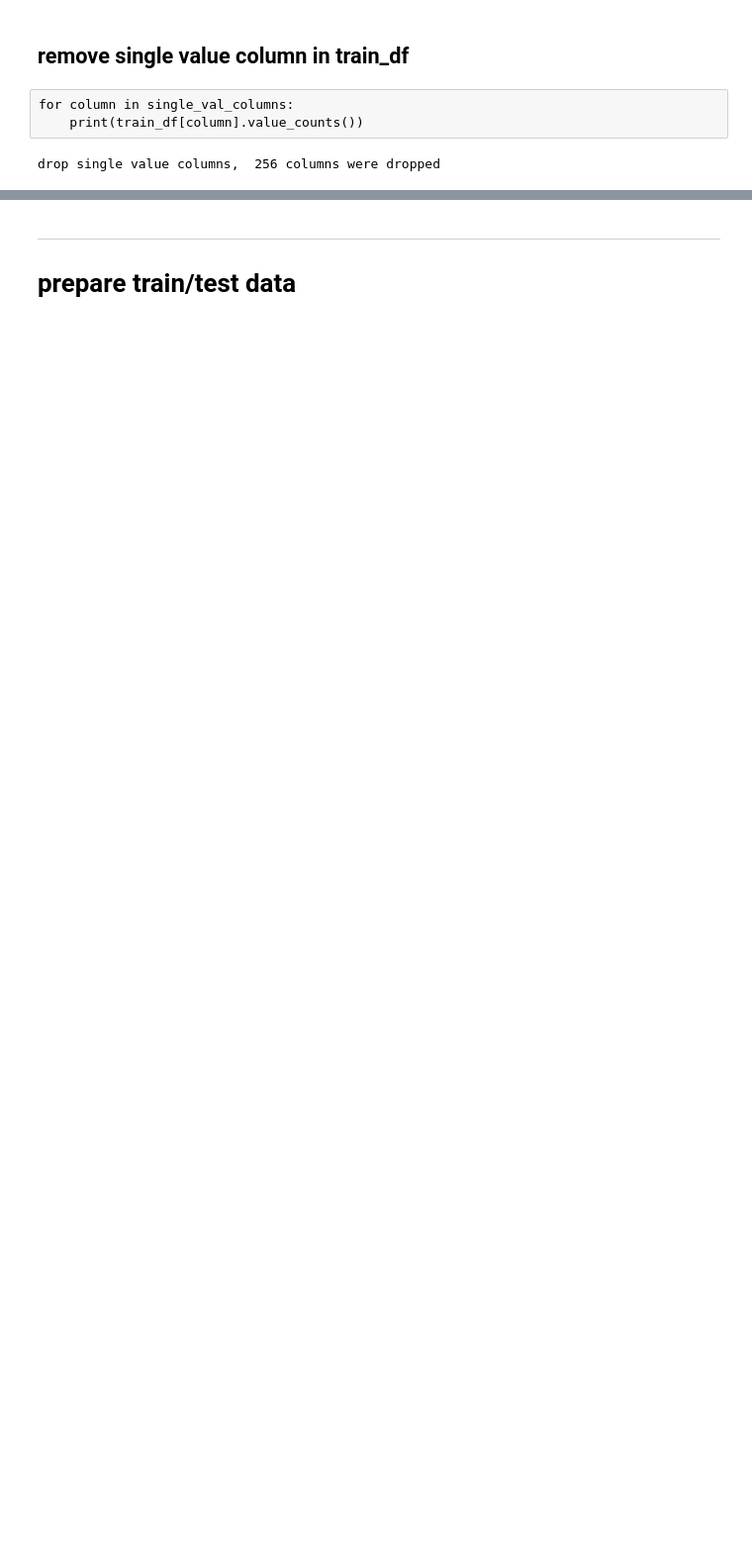
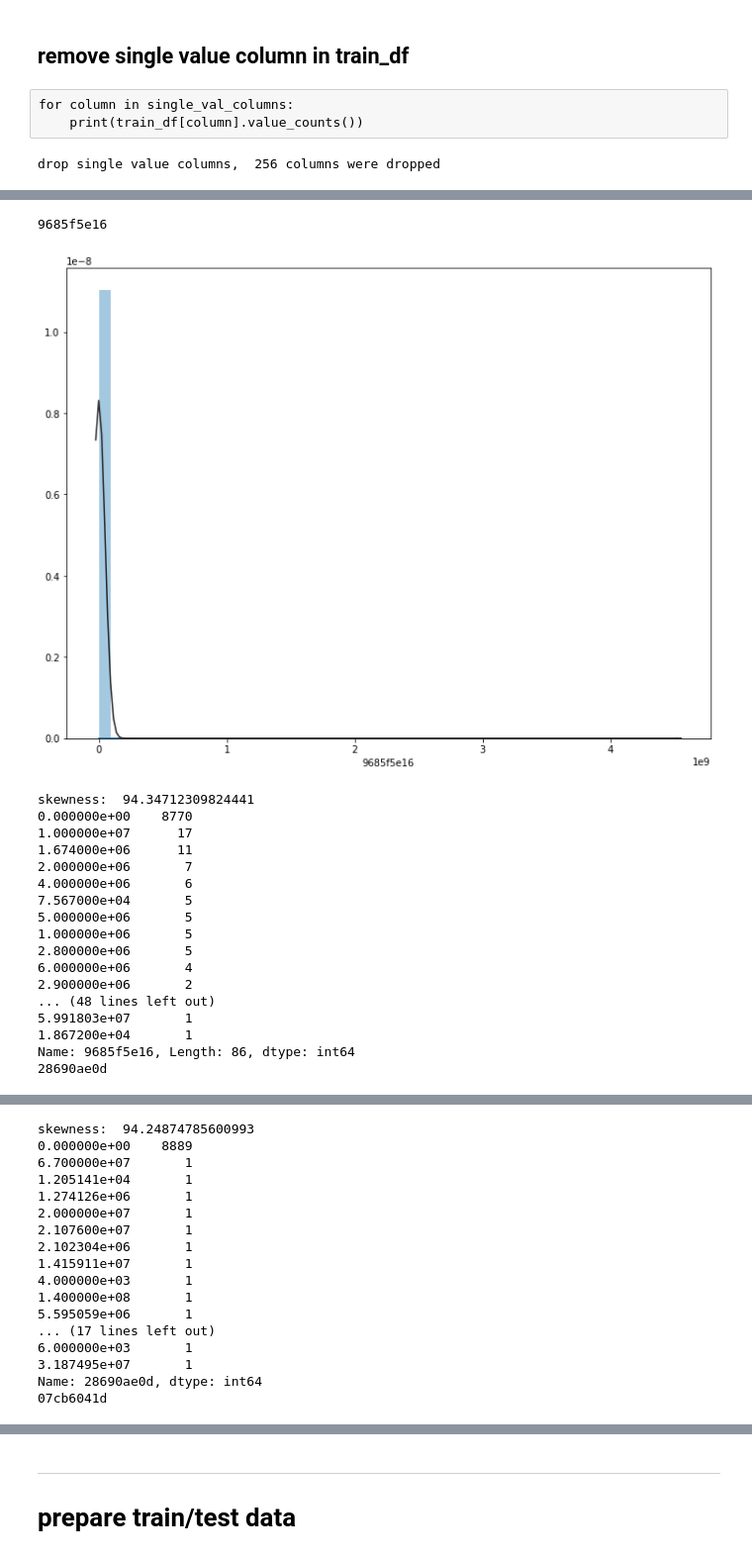
Before and after one commit to alancet/test, a Jupyter notebook: kaggle/santander-value-prediction-challenge/src/my_predict.ipynb, the cells around one changed output, grey strips where cells are left out. Shown at 99% size. Cells and saved outputs as stored; diff of their text form; code cells hidden in the pictures; blank space fills up the shorter version.

```diff
--- a/kaggle/santander-value-prediction-challenge/src/my_predict.ipynb
+++ b/kaggle/santander-value-prediction-challenge/src/my_predict.ipynb
@@ -26,4 +49,7 @@ Wall time: 4.07 s
+# %%
+TRAIN_SIZE = train_df.shape[0]
 # %%
 %%time
-test_df = pd.read_csv("../input/test.csv")
+test_df = pd.read_csv("../input/test.csv",
+                     nrows=TRAIN_SIZE)
 # %% [output]
@@ -558,6 +500,0 @@ Index(['55e30b08f', '455b51392', '28690ae0d', '470cea05f', '1614f0f84',
-# %%
-for column in skewness.index[:10]:
-    plt.subplots(figsize=(12,9))
-    sns.distplot(train_df[column], fit=norm)
-    plt.show()
-    print(train_df[column].value_counts())
@@ -655,6 +500,0 @@ Name: 39896d3dd, dtype: int64
-# %%
-for column in skewness.index[-10:]:
-    plt.subplots(figsize=(12,9))
-    sns.distplot(train_df[column], fit=norm)
-    plt.show()
-    print(train_df[column].value_counts())
@@ -793,0 +605,28 @@ train_df.shape, test_df.shape
+# %%
+for column in skewness.index[:5]:
+    print(column)
+    plt.subplots(figsize=(12,9))
+    sns.distplot(all_data[column], fit=norm)
+    plt.show()
+    print("skewness: ", skewness.loc[column, "Skew"])
+    print(all_data[column].value_counts())
+# %% [output]
+9685f5e16
+[figure, added]
+skewness:  94.34712309824441
+0.000000e+00    8770
+1.000000e+07      17
+1.674000e+06      11
+2.000000e+06       7
+4.000000e+06       6
+7.567000e+04       5
+5.000000e+06       5
+1.000000e+06       5
+2.800000e+06       5
+6.000000e+06       4
+2.900000e+06       2
+... (48 lines left out)
+5.991803e+07       1
+1.867200e+04       1
+Name: 9685f5e16, Length: 86, dtype: int64
+28690ae0d
@@ -793,0 +634,17 @@ train_df.shape, test_df.shape
+skewness:  94.24874785600993
+0.000000e+00    8889
+6.700000e+07       1
+1.205141e+04       1
+1.274126e+06       1
+2.000000e+07       1
+2.107600e+07       1
+2.102304e+06       1
+1.415911e+07       1
+4.000000e+03       1
+1.400000e+08       1
+5.595059e+06       1
+... (17 lines left out)
+6.000000e+03       1
+3.187495e+07       1
+Name: 28690ae0d, dtype: int64
+07cb6041d
```
Also changed, not shown: parts of 70 cells of this notebook.
